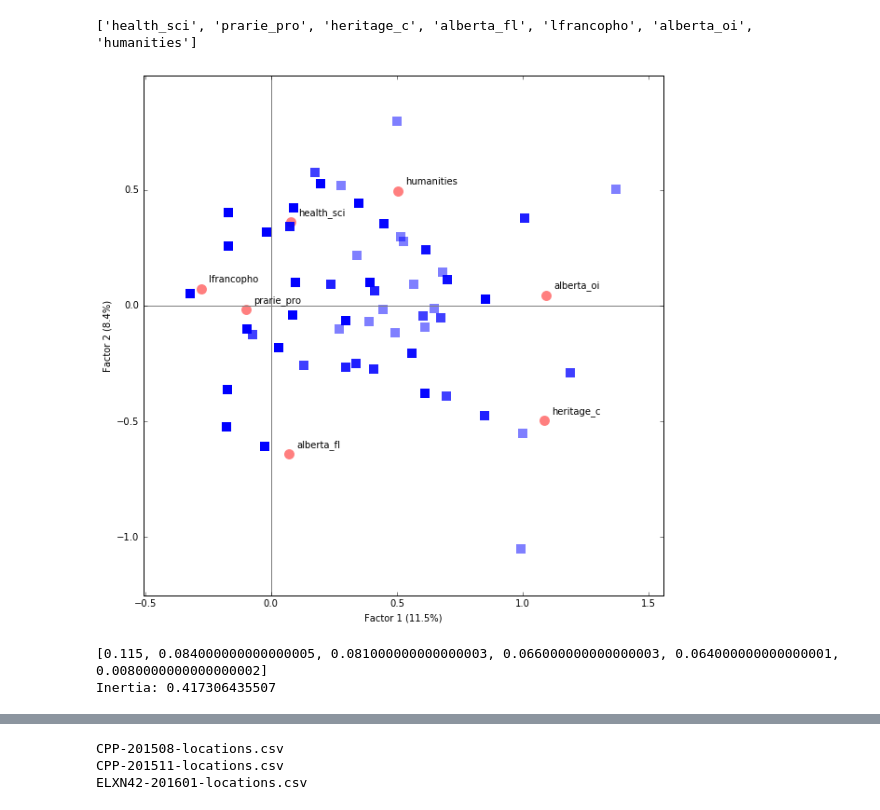
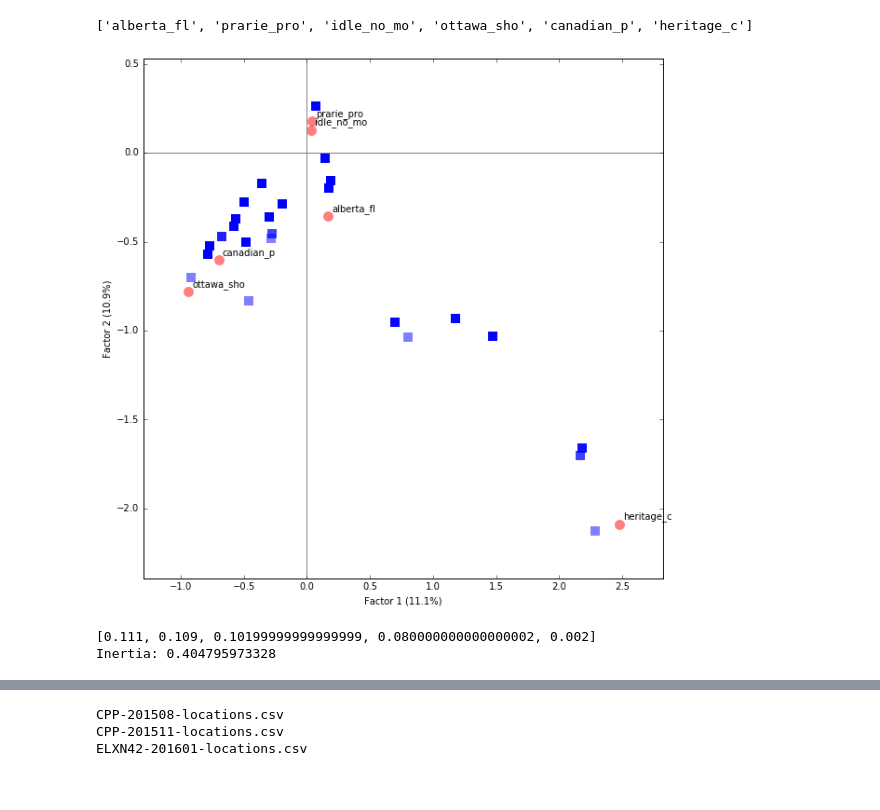
Before and after one commit to web-archive-group/WALK, a Jupyter notebook: Scripts/compare_collection/compare_collections.ipynb, the cells around one changed output, grey strips where cells are left out. Saved outputs shown, nothing was run; the diff lists cells and outputs as text; code cells hidden in the pictures.

```diff
--- a/Scripts/compare_collection/compare_collections.ipynb
+++ b/Scripts/compare_collection/compare_collections.ipynb
@@ -207,22 +280,63 @@ Links that all collections have in common: www.apple.com , www.adobe.com , get.a
-# %%
-# With more than three collections, the output switches to correspondence analysis.
-# Katherine Faust offers a great overview of the method here:
-# www.socsci.uci.edu/~kfaust/faust/research/articles/articles.htm
-
-# In this case, we've eliminated a few items from the analysis.
-
-compare3 = Compare(collection, names, [i for i, x in enumerate(collection) if i not in [1,5,6,7,9,10,11,12,13]])
-# %% [output]
-['health_sci', 'prarie_pro', 'heritage_c', 'alberta_fl', 'lfrancopho', 'alberta_oi', 'humanities']
-[figure, removed]
+# %%
+"""
+When four or more collections are added, we switch to correspondence analysis. Correspondence analysis is a
+popular way to visualize relationships under two categories.  In our case, we have the collections and the
+links contained (or not contained) within the them.
+
+In this case, the collections have been named and are represented by red circles.  The blue squares represent links that
+two or more of the collections have in common, I have not included names here because there are too many.
+
+Focussing on the red circles, when two collections are close together in the analysis they tend to have more links
+in common.
+
+You can also consider the dimensions. In theory, there are as many dimensions of analysis as there are collections.
+In practice, you can only show the top two most explanatory dimensions (see inertia scores below).  The dimensions
+sometimes can demonstrate factors in real life.  For example, in the example below, we have the Ottawa shootings on
+one side of the horizontal axis, and heritage community on the other so it appears that there is a dimension that
+ranges from federal focus (left of the y axis) to Alberta focus (right of the y axis).
+
+On the vertical axis, it seems like you have prairie province related materials. More study would be necessary, but
+perhaps this is a dimension for grassroots related collections versus more organizational focussed ones.
+
+Because you have these axes, one can also examine the quadrants as representing some aspect of the collections.
+Top left is empty.  Top right is prairie province related.  Bottom right is Alberta-focussed.  Bottom left is federal /
+Canada wide.
+
+There are also some percentage scores associated with each factor.  Given that we are seeing only 10.9 & 11%
+respectively, perhaps some other form of analysis would be more effective than links.
+
+From a collection evaluation perspective, it might be worth examining the prairie provinces and idle no more
+collections for significant cross-over, or perhaps to ensure that they have some cross-references. However, some
+caution is necessary to ensure that the cross-over occurs due to meaningful reasons rather than some accident of
+Internet behavior (eg. maybe YouTube is used more frequently by those collections).
+
+"""
+
+# With more than three collections, the output switches to correspondence analysis.
+# Katherine Faust offers a great overview of the method here:
+# www.socsci.uci.edu/~kfaust/faust/research/articles/articles.htm
+
+# In this case, we've eliminated a few items from the analysis.
+
+compare3 = Compare(collection, names, [i for i, x in enumerate(collection) if i not in [1,2,5,6,7,9,10,11,12,13]])
+# %% [output]
+['alberta_fl', 'prarie_pro', 'idle_no_mo', 'ottawa_sho', 'canadian_p', 'heritage_c']
+[figure, added]
 # %%
+"""
+Inertia is somewhat like an R-squared score for a correspondence graph.  The overall inertia is only 40%, so quite low.
+However, the third and fourth dimensions of analysis also seem about as relevant and the first and second.
+
+Later developments will show how to look at the correspondence from these perspectives as well.
+"""
+
 # Compare.dimensions store factor values for all the dimensions.  The top two dimensions are shown in the graph above.
 # Inertia or the total explantory value of the graph is the sum of all these values.
 print ([round(x,3) for x in compare3.dimensions])
 print ("Inertia: " + str(sum(compare3.dimensions)))
 # %% [output]
-[0.115, 0.084000000000000005, 0.081000000000000003, 0.066000000000000003, 0.064000000000000001, 0.0080000000000000002]
-Inertia: 0.417306435507
+[0.111, 0.109, 0.10199999999999999, 0.080000000000000002, 0.002]
+Inertia: 0.404795973328
 # %%
 # Compare.response stores the table that these scores are based on (I've selected only 5 items for clarity)
 #If REMOVE_SINGLES is not FALSE, then no row should contain fewer than two "TRUES".
```
Also changed, not shown: parts of 11 cells of this notebook.
